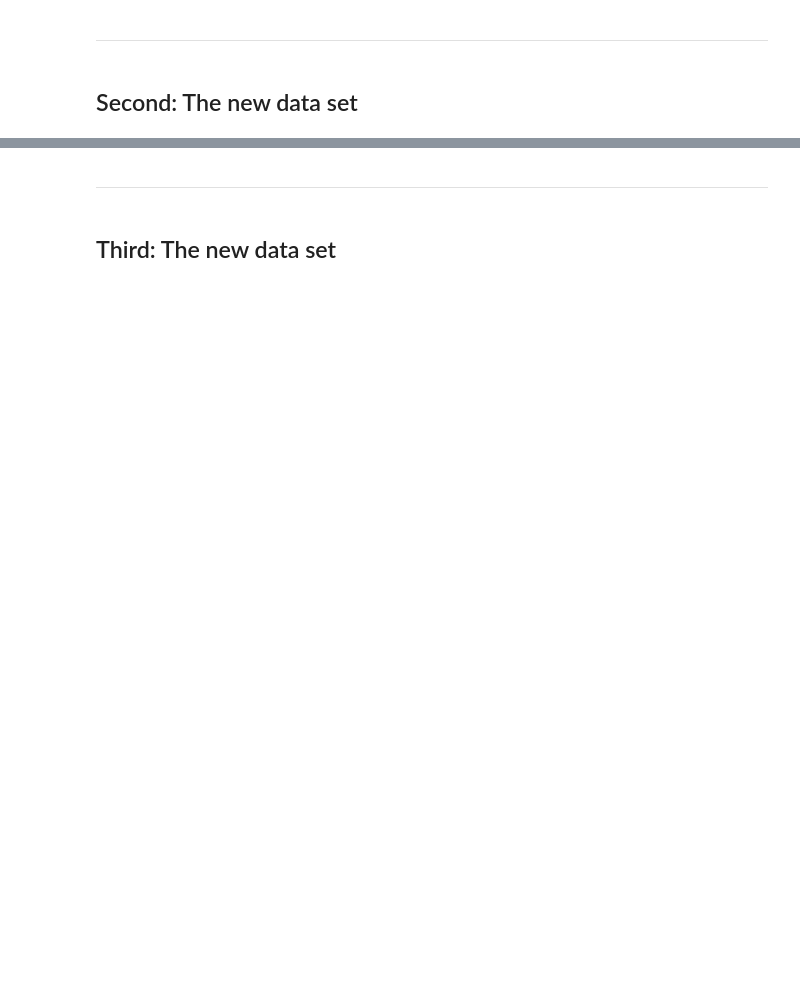
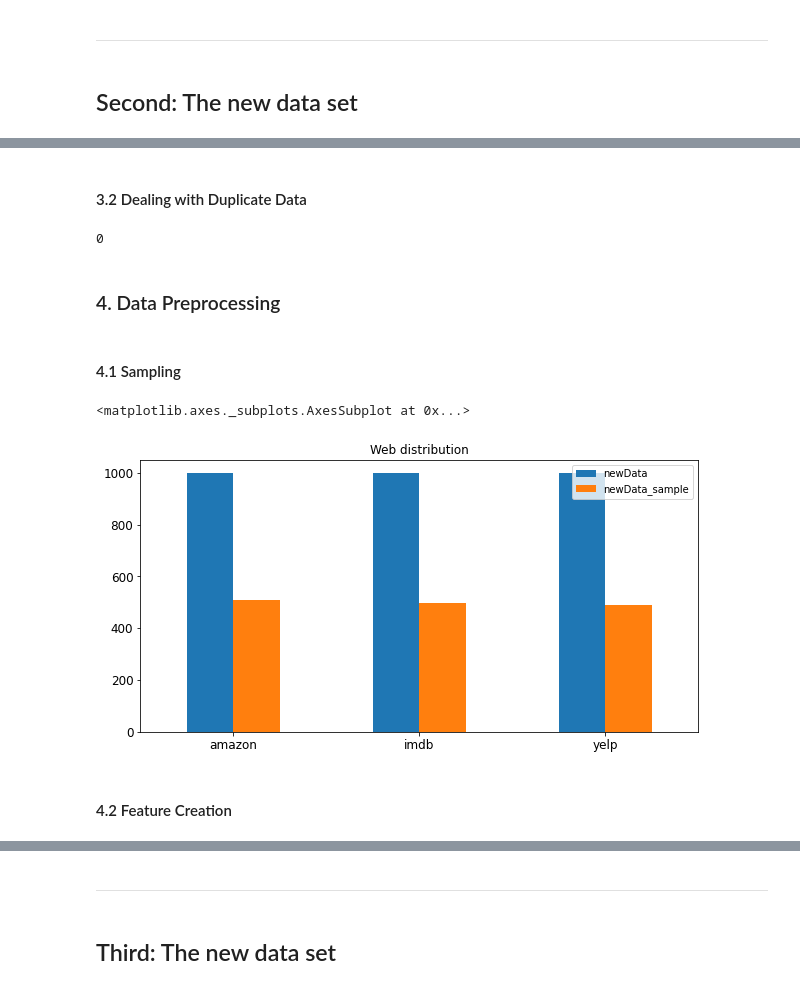
Before and after one commit to 3DebbieChen9/DM2020-Lab1-Homework1, a Jupyter notebook: DM2020_Lab1_Homework.ipynb, the cells around one changed output, grey strips where cells are left out. Saved outputs shown, nothing was run; the diff lists cells and outputs as text; code cells hidden in the pictures; blank space fills up the shorter version.

```diff
--- a/DM2020_Lab1_Homework.ipynb
+++ b/DM2020_Lab1_Homework.ipynb
@@ -976,0 +976,26 @@ X[0:30]
+# %%
+f = open("amazon_cells_labelled.txt")
+lines = f.readlines()
+list_sentence = []
+list_web = []
+list_score = []
+for i in range(len(lines)):
+    list_web.append('amazon')
+    list_sentence.append(lines[i].split('\t')[0].strip())
+    list_score.append(lines[i].split('\t')[1].strip())
+f.close()
+f = open("imdb_labelled.txt")
+lines = f.readlines()
+for i in range(len(lines)):
+    list_web.append('imdb')
+    list_sentence.append(lines[i].split('\t')[0].strip())
+    list_score.append(lines[i].split('\t')[1].strip())
+f.close()
+f = open("yelp_labelled.txt")
+lines = f.readlines()
+for i in range(len(lines)):
+    list_web.append('yelp')
+    list_sentence.append(lines[i].split('\t')[0].strip())
+    list_score.append(lines[i].split('\t')[1].strip())
+f.close()
+df_dict={"web" : list_web, "sentence" : list_sentence, "score" : list_score}
@@ -976,0 +1004,6 @@ X[0:30]
+# %%
+newData = pd.DataFrame(df_dict)
+from sklearn.utils import shuffle
+newData = shuffle(newData,random_state=20201022)
+newData = newData.reset_index()
+newData
@@ -976,0 +1034,25 @@ X[0:30]
+# %% [markdown]
+#### 3.2 Dealing with Duplicate Data
+# %%
+sum(newData.duplicated())
+# %% [output]
+0
+# %% [markdown]
+### 4. Data Preprocessing
+# %% [markdown]
+#### 4.1 Sampling
+# %%
+newData_sample = newData.sample(n = 1500)
+# %%
+upper_bound = max(max(newData.web.value_counts()), max(newData_sample.web.value_counts())) + 50
+
+pd.concat({'newData': newData.web.value_counts(),
+           'newData_sample': newData_sample.web.value_counts()}, axis=1).plot(kind = 'bar',
+                                                                            title = 'Web distribution',
+                                                                            ylim = [0, upper_bound],
+                                                                            rot = 0, fontsize = 12, figsize = (10,5))
+# %% [output]
+<matplotlib.axes._subplots.AxesSubplot at 0x...>
+[figure, added]
+# %% [markdown]
+#### 4.2 Feature Creation
```
Also changed, not shown: parts of 26 cells of this notebook.
